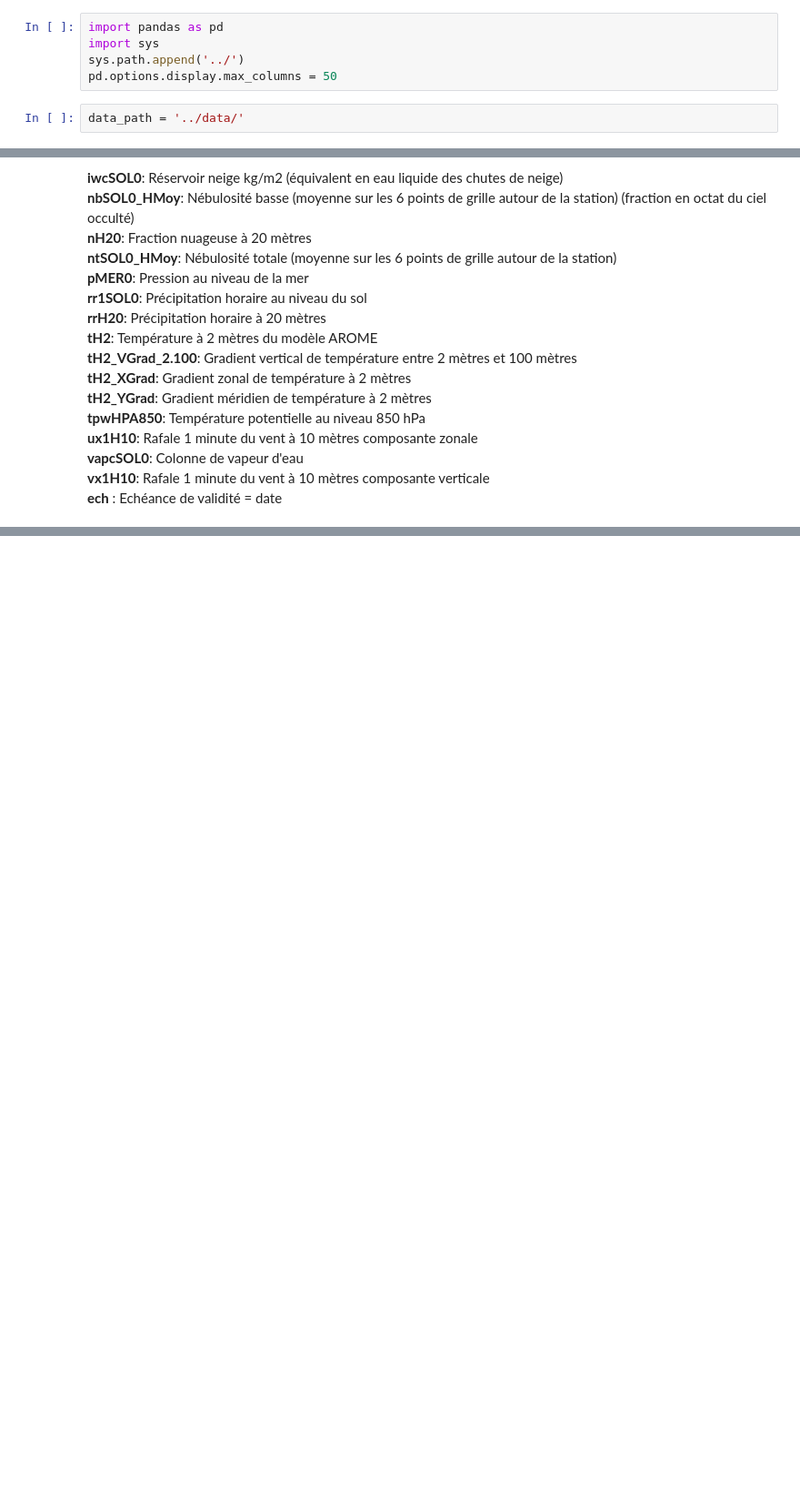
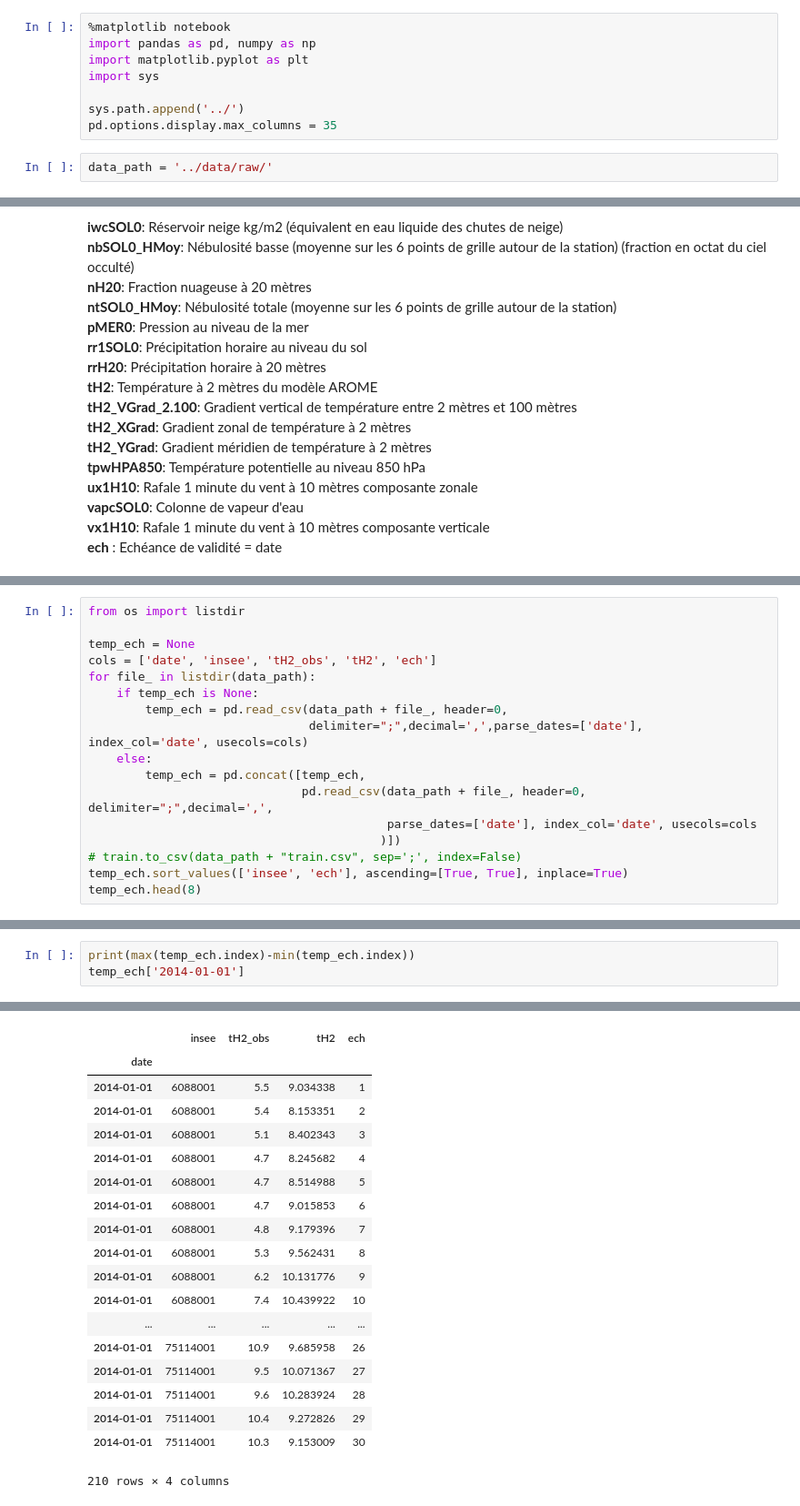
Before and after one commit to gregnh/bdc, a Jupyter notebook: notebook/03-12-2017-gn-data-explo.ipynb, the cells around one changed output, grey strips where cells are left out. Shown: that part at 91% size. Drawn from its saved outputs; the diff is of its cells as text; blank space fills up the shorter version.

```diff
--- a/notebook/03-12-2017-gn-data-explo.ipynb
+++ b/notebook/03-12-2017-gn-data-explo.ipynb
@@ -1,8 +1,11 @@
 # %%
-import pandas as pd
+%matplotlib notebook
+import pandas as pd, numpy as np
+import matplotlib.pyplot as plt
 import sys
+
 sys.path.append('../')
-pd.options.display.max_columns = 50
+pd.options.display.max_columns = 35
 # %%
-data_path = '../data/'
+data_path = '../data/raw/'
 # %%
@@ -80,0 +260,17 @@ train.describe(include='all')
+# %%
+from os import listdir
+
+temp_ech = None
+cols = ['date', 'insee', 'tH2_obs', 'tH2', 'ech']
+for file_ in listdir(data_path):
+    if temp_ech is None:
+        temp_ech = pd.read_csv(data_path + file_, header=0,
+                               delimiter=";",decimal=',',parse_dates=['date'], index_col='date', usecols=cols)
+    else:
+        temp_ech = pd.concat([temp_ech,
+                              pd.read_csv(data_path + file_, header=0, delimiter=";",decimal=',',
+                                          parse_dates=['date'], index_col='date', usecols=cols
+                                         )])
+# train.to_csv(data_path + "train.csv", sep=';', index=False)
+temp_ech.sort_values(['insee', 'ech'], ascending=[True, True], inplace=True)
+temp_ech.head(8)
@@ -80,0 +290,4 @@ train.describe(include='all')
+# %%
+print(max(temp_ech.index)-min(temp_ech.index))
+temp_ech['2014-01-01']
+# %% [output]
@@ -80,0 +295,19 @@ train.describe(include='all')
+|  | insee | tH2_obs | tH2 | ech |
+| date |  |  |  |  |
+| 2014-01-01 | 6088001 | 5.5 | 9.034338 | 1 |
+| 2014-01-01 | 6088001 | 5.4 | 8.153351 | 2 |
+| 2014-01-01 | 6088001 | 5.1 | 8.402343 | 3 |
+| 2014-01-01 | 6088001 | 4.7 | 8.245682 | 4 |
+| 2014-01-01 | 6088001 | 4.7 | 8.514988 | 5 |
+| 2014-01-01 | 6088001 | 4.7 | 9.015853 | 6 |
+| 2014-01-01 | 6088001 | 4.8 | 9.179396 | 7 |
+| 2014-01-01 | 6088001 | 5.3 | 9.562431 | 8 |
+| 2014-01-01 | 6088001 | 6.2 | 10.131776 | 9 |
+| 2014-01-01 | 6088001 | 7.4 | 10.439922 | 10 |
+| ... | ... | ... | ... | ... |
+| 2014-01-01 | 75114001 | 10.9 | 9.685958 | 26 |
+| 2014-01-01 | 75114001 | 9.5 | 10.071367 | 27 |
+| 2014-01-01 | 75114001 | 9.6 | 10.283924 | 28 |
+| 2014-01-01 | 75114001 | 10.4 | 9.272826 | 29 |
+| 2014-01-01 | 75114001 | 10.3 | 9.153009 | 30 |
+210 rows × 4 columns
```
Also changed, not shown: parts of 28 cells of this notebook, 8 other files.
